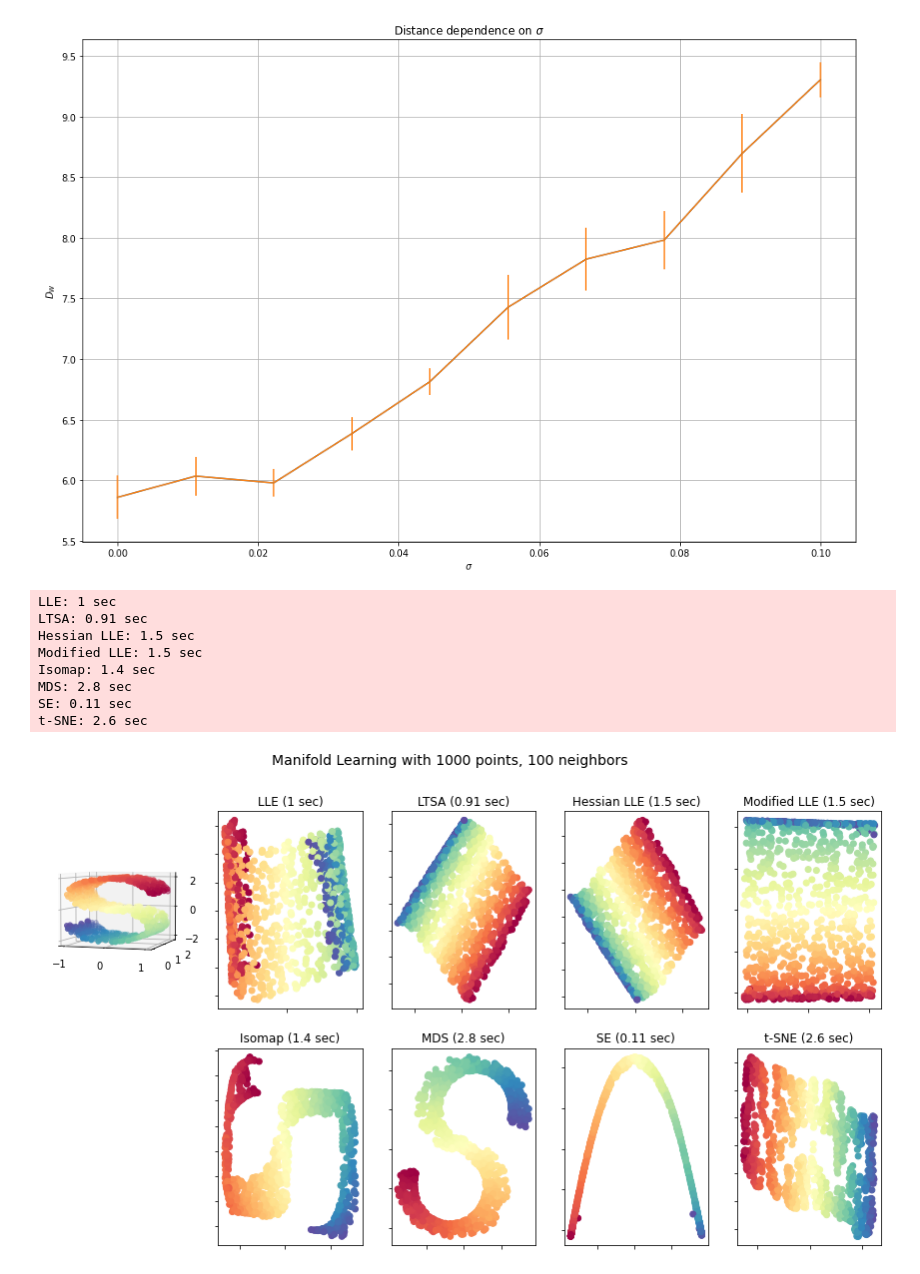
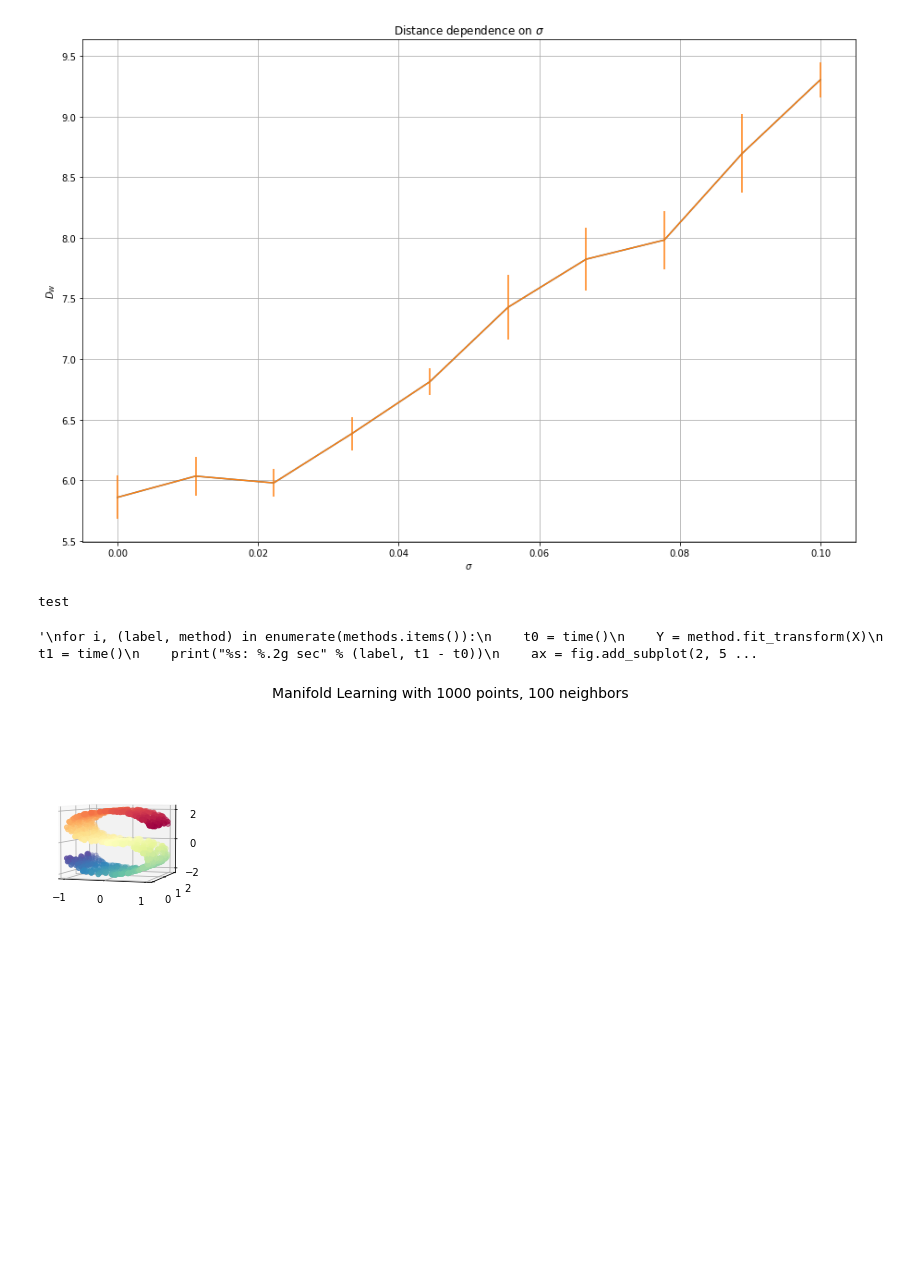
Before and after one commit to shlyapugin-anton/masters_hse, a Jupyter notebook: Cylinder_PCA.ipynb, the cells around one changed output. Saved outputs shown, nothing was run; the diff lists cells and outputs as text; code cells hidden in the pictures; blank space fills up the shorter version.

```diff
--- a/Cylinder_PCA.ipynb
+++ b/Cylinder_PCA.ipynb
@@ -245,40 +266,37 @@ ax.view_init(4, -72)
 # Set-up manifold methods
 LLE = partial(manifold.LocallyLinearEmbedding,
               n_neighbors, n_components, eigen_solver='auto')
 
 methods = OrderedDict()
 methods['LLE'] = LLE(method='standard')
 methods['LTSA'] = LLE(method='ltsa')
 methods['Hessian LLE'] = LLE(method='hessian')
 methods['Modified LLE'] = LLE(method='modified')
 methods['Isomap'] = manifold.Isomap(n_neighbors, n_components)
 methods['MDS'] = manifold.MDS(n_components, max_iter=100, n_init=1)
 methods['SE'] = manifold.SpectralEmbedding(n_components=n_components,
                                            n_neighbors=n_neighbors)
 methods['t-SNE'] = manifold.TSNE(n_components=n_components, init='pca',
                                  random_state=0)
 
-# Plot results
+print("test")
+
+'''
 for i, (label, method) in enumerate(methods.items()):
     t0 = time()
     Y = method.fit_transform(X)
     t1 = time()
     print("%s: %.2g sec" % (label, t1 - t0))
     ax = fig.add_subplot(2, 5, 2 + i + (i > 3))
     ax.scatter(Y[:, 0], Y[:, 1], c=color, cmap=plt.cm.Spectral)
     ax.set_title("%s (%.2g sec)" % (label, t1 - t0))
     ax.xaxis.set_major_formatter(NullFormatter())
     ax.yaxis.set_major_formatter(NullFormatter())
     ax.axis('tight')
 
 plt.show()
+'''
 # %% [output]
-LLE: 1 sec
-LTSA: 0.91 sec
-Hessian LLE: 1.5 sec
-Modified LLE: 1.5 sec
-Isomap: 1.4 sec
-MDS: 2.8 sec
-SE: 0.11 sec
-t-SNE: 2.6 sec
+test
+'\nfor i, (label, method) in enumerate(methods.items()):\n    t0 = time()\n    Y = method.fit_transform(X)\n    t1 = time()\n    print("%s: %.2g sec" % (label, t1 - t0))\n    ax = fig.add_subplot(2, 5 ...
-[figure, old version]
+[figure, new version]
```
Also changed, not shown: parts of 9 cells of this notebook.
